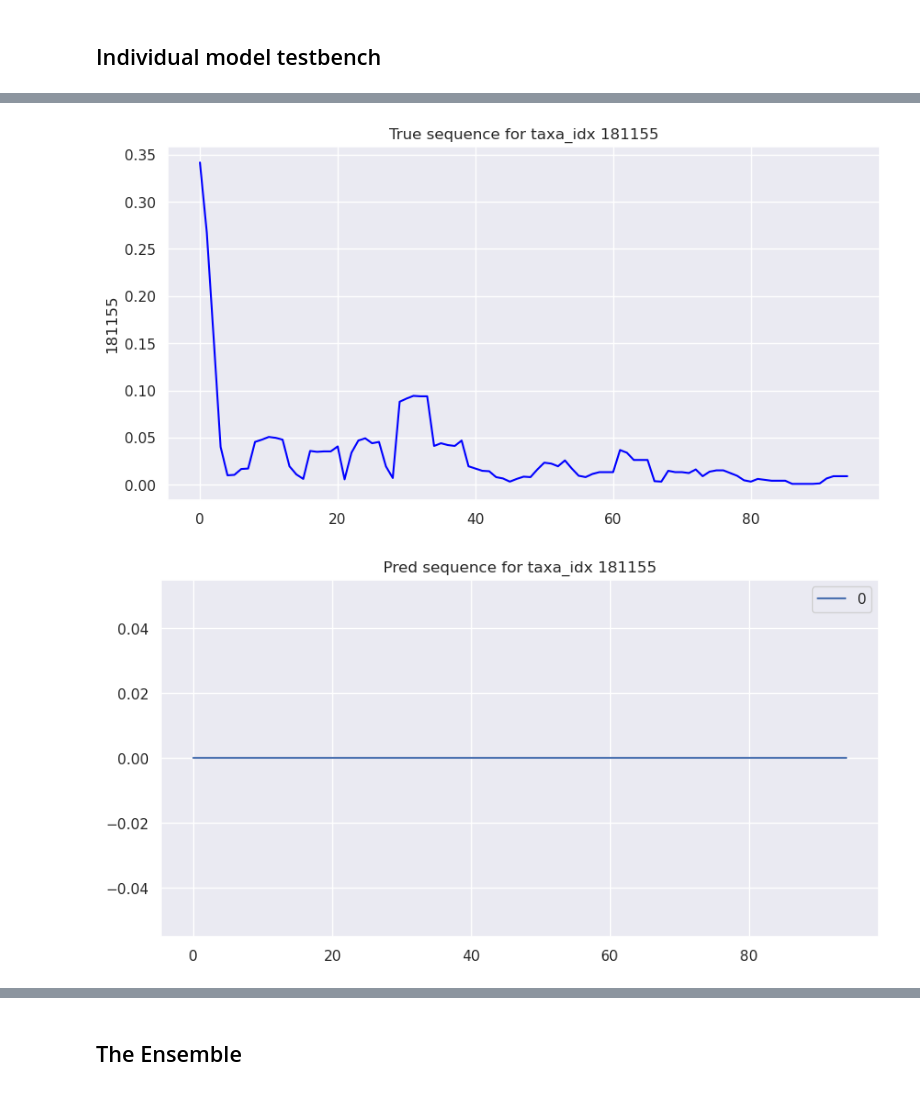
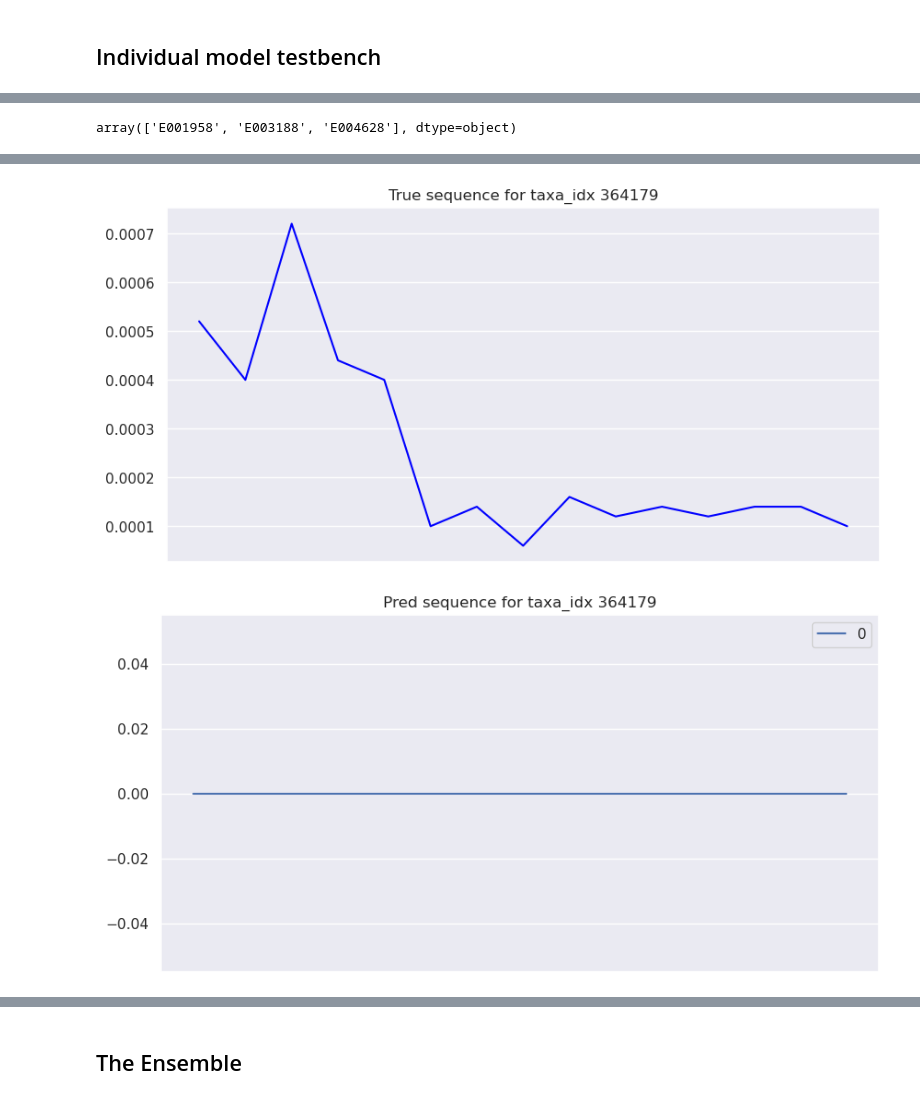
Before and after one commit to NateTheGreat001/tu_medical, a Jupyter notebook: Experiment 2: Sequence on Float LSTM.ipynb, the cells around one changed output, grey strips where cells are left out. Drawn from its saved outputs; the diff is of its cells as text; code cells hidden in the pictures.

```diff
--- a/Experiment 2: Sequence on Float LSTM.ipynb
+++ b/Experiment 2: Sequence on Float LSTM.ipynb
@@ -129,11 +83,11 @@ y_targets
 # %% [markdown]
 ## The model
 # %%
-def fetch_model():
+def fetch_model(seq_length):
 
     reg = 1e-8
 
-    n_feats = len(df.columns)
+    n_feats = len(df.columns) - 1
 
     model = Sequential()
     model.add(keras.Input(shape=(seq_length, n_feats)))
@@ -177,19 +131,21 @@ loss.call(y_true, y_pred)
 <tf.Tensor: shape=(), dtype=float64, numpy=nan>
 # %%
-target_taxa = 181155
+target_taxa = 364179
 
 plot=False
 
 if plot is True:
-    plot_a_taxa_sequence(y_targets_train[target_taxa], title=f"Train sequence for taxa_idx {target_taxa}", color="blue")
+    plot_a_taxa_sequence(train_targets[target_taxa], title=f"Train sequence for taxa_idx {target_taxa}", color="blue")
 # %%
 n_epochs = 15
 
-loss = mae_ignore_zeros(false_positives_penalty_factor=0.1)
-model = fetch_model()
+#loss = mae_ignore_zeros(false_positives_penalty_factor=0.3)
+loss = "mae"
+
+model = fetch_model(seq_length=sequence_length)
 model = compile_model(model, loss)
 
-model.fit(x=X_sequences_train, y=y_targets_train[target_taxa], validation_split=0.05, epochs=n_epochs, verbose=1)
+model.fit(x=train_feats, y=train_targets[target_taxa], validation_split=0.05, epochs=n_epochs, verbose=1)
 # %% [output]
 WARNING:tensorflow:Layer lstm will not use cuDNN kernels since it doesn't meet the criteria. It will use a generic GPU kernel as fallback when running on GPU.
 Epoch 1/15
@@ -219,8 +175,20 @@ Epoch 15/15
 <keras.src.callbacks.History at 0x...>
+# %%
+test_subjects
+# %% [output]
+array(['E001958', 'E003188', 'E004628'], dtype=object)
+# %%
+target_subject_idx = 0
+target_subject = test_subjects[target_subject_idx]
+
+test_subject_feats = np.asarray(test_feats[target_subject])
+
+test_subject_targets = pd.concat(test_targets[target_subject]).T
+test_subject_targets.columns = df.columns[:-1]
 # %%
-y_pred = model.predict(X_sequences_test)
+y_pred = model.predict(test_subject_feats)
 
-true_sequence = y_targets_test[target_taxa].reset_index(drop=True)
+true_sequence = test_subject_targets[target_taxa].reset_index(drop=True)
 pred_sequence = y_pred
 
 sequence_comparisson_graphs(true_sequence, pred_sequence, target_taxa)
@@ -229,2 +197,2 @@ sequence_comparisson_graphs(true_sequence, pred_sequence, target_taxa)
-[figure, old version]
+[figure, new version]
-[figure, old version]
+[figure, new version]
```
Also changed, not shown: parts of 29 cells of this notebook, 3 other files.
